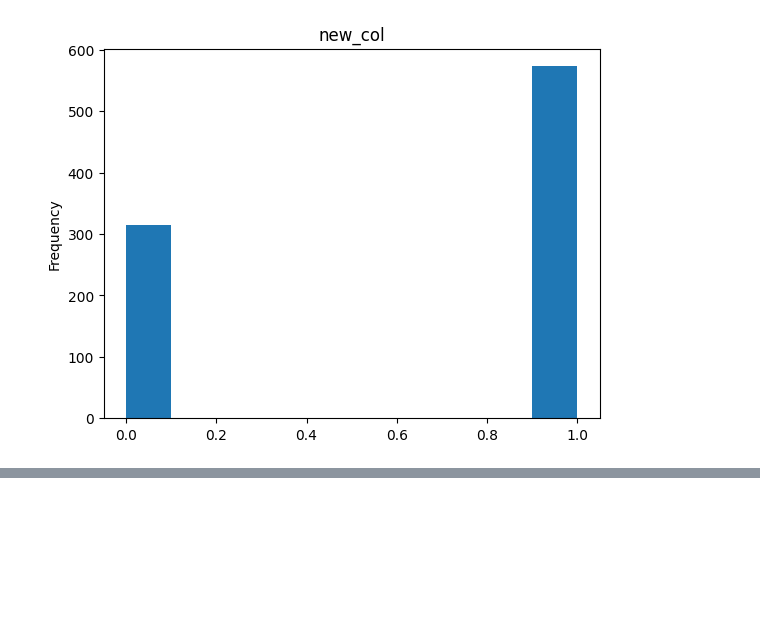
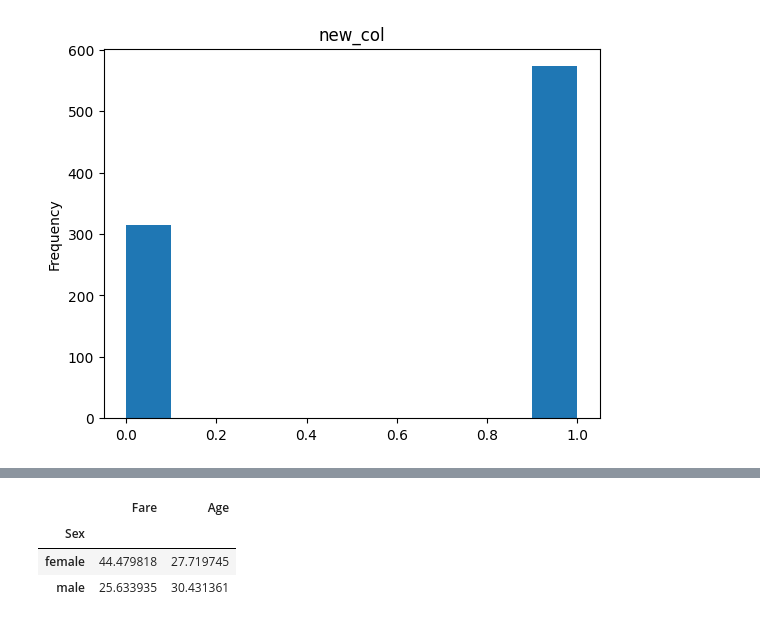
Before and after one commit to RajKKapadia/SK-Deep-Tech-Python, a Jupyter notebook: 26032023/pandas_demo.ipynb, the cells around one changed output, grey strips where cells are left out. Saved outputs shown, nothing was run; the diff lists cells and outputs as text; code cells hidden in the pictures; blank space fills up the shorter version.

Commit message:
demo groupby

```diff
--- a/26032023/pandas_demo.ipynb
+++ b/26032023/pandas_demo.ipynb
@@ -300,0 +317,7 @@ for col in data:
+# %%
+data.groupby(['Sex'])['Fare', 'Age'].mean()
+# %% [output]
+|  | Fare | Age |
+| Sex |  |  |
+| female | 44.479818 | 27.719745 |
+| male | 25.633935 | 30.431361 |
```
Also changed, not shown: parts of 3 cells of this notebook.
